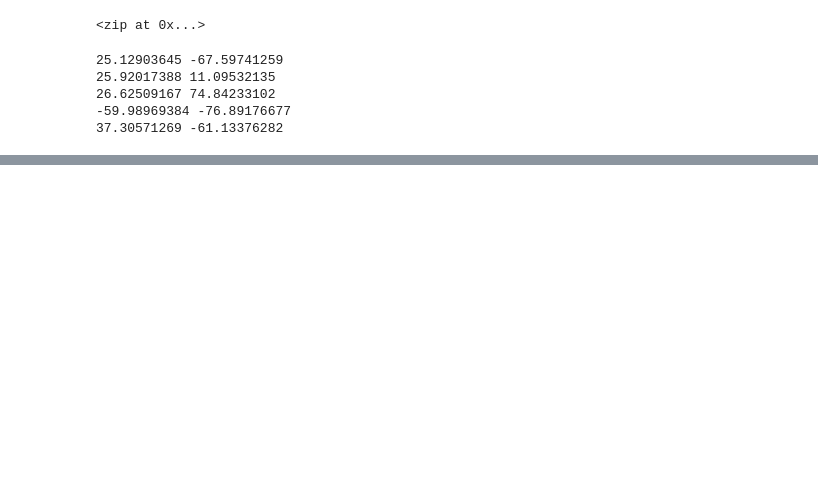
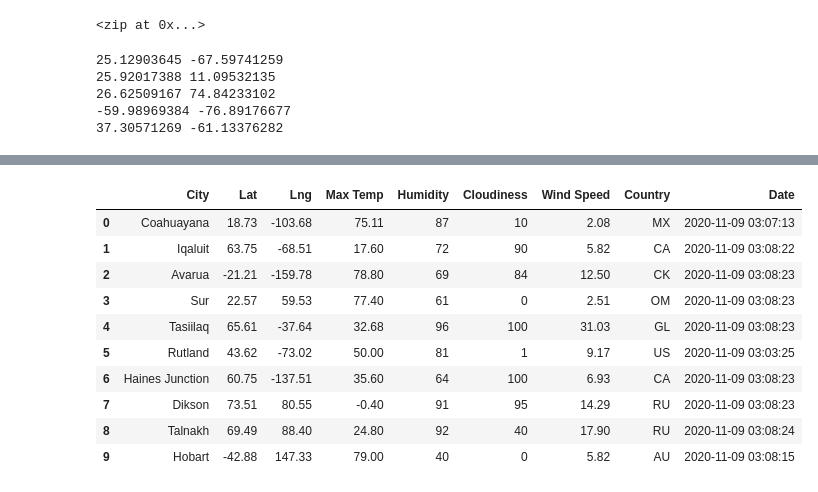
Before and after one commit to rgwyatt/World_Weather_Analysis, a Jupyter notebook: API_Practice.ipynb, the cells around one changed output, grey strips where cells are left out. Cells and saved outputs as stored; diff of their text form; code cells hidden in the pictures; blank space fills up the shorter version.

```diff
--- a/API_Practice.ipynb
+++ b/API_Practice.ipynb
@@ -78,0 +99,4 @@ hobart au
+# %%
+# Starting URL for Weather Map API Call.
+url = "http://api.openweathermap.org/data/2.5/weather?units=Imperial&APPID=" + weather_api_key
+print(url)
@@ -78,0 +160,5 @@ hobart au
+# %%
+# Create an endpoint URL for a city.
+city_url = url + "&q=" + "Boston"
+city_weather = requests.get(city_url)
+city_weather.json()
@@ -78,0 +220,10 @@ hobart au
+# %%
+# Create an empty list to hold the weather data.
+city_data = []
+# Print the beginning of the logging.
+print("Beginning Data Retrieval     ")
+print("-----------------------------")
+
+# Create counters.
+record_count = 1
+set_count = 1
@@ -78,0 +233,10 @@ hobart au
+# %%
+# Loop through all the cities in our list.
+for i in range(len(cities)):
+
+    # Group cities in sets of 50 for logging purposes.
+    if (i % 50 == 0 and i >= 50):
+        set_count += 1
+        record_count = 1
+    # Create endpoint URL with each city.
+    city_url = url + "&q=" + "i"
@@ -78,0 +311,16 @@ hobart au
+# %%
+# Convert the array of dictionaries to a Pandas DataFrame.
+city_data_df = pd.DataFrame(city_data)
+city_data_df.head(10)
+# %% [output]
+|  | City | Lat | Lng | Max Temp | Humidity | Cloudiness | Wind Speed | Country | Date |
+| 0 | Coahuayana | 18.73 | -103.68 | 75.11 | 87 | 10 | 2.08 | MX | 2020-11-09 03:07:13 |
+| 1 | Iqaluit | 63.75 | -68.51 | 17.60 | 72 | 90 | 5.82 | CA | 2020-11-09 03:08:22 |
+| 2 | Avarua | -21.21 | -159.78 | 78.80 | 69 | 84 | 12.50 | CK | 2020-11-09 03:08:23 |
+| 3 | Sur | 22.57 | 59.53 | 77.40 | 61 | 0 | 2.51 | OM | 2020-11-09 03:08:23 |
+| 4 | Tasiilaq | 65.61 | -37.64 | 32.68 | 96 | 100 | 31.03 | GL | 2020-11-09 03:08:23 |
+| 5 | Rutland | 43.62 | -73.02 | 50.00 | 81 | 1 | 9.17 | US | 2020-11-09 03:03:25 |
+| 6 | Haines Junction | 60.75 | -137.51 | 35.60 | 64 | 100 | 6.93 | CA | 2020-11-09 03:08:23 |
+| 7 | Dikson | 73.51 | 80.55 | -0.40 | 91 | 95 | 14.29 | RU | 2020-11-09 03:08:23 |
+| 8 | Talnakh | 69.49 | 88.40 | 24.80 | 92 | 40 | 17.90 | RU | 2020-11-09 03:08:24 |
+| 9 | Hobart | -42.88 | 147.33 | 79.00 | 40 | 0 | 5.82 | AU | 2020-11-09 03:08:15 |
```
Also changed, not shown: parts of 23 cells of this notebook, 3 other files.
